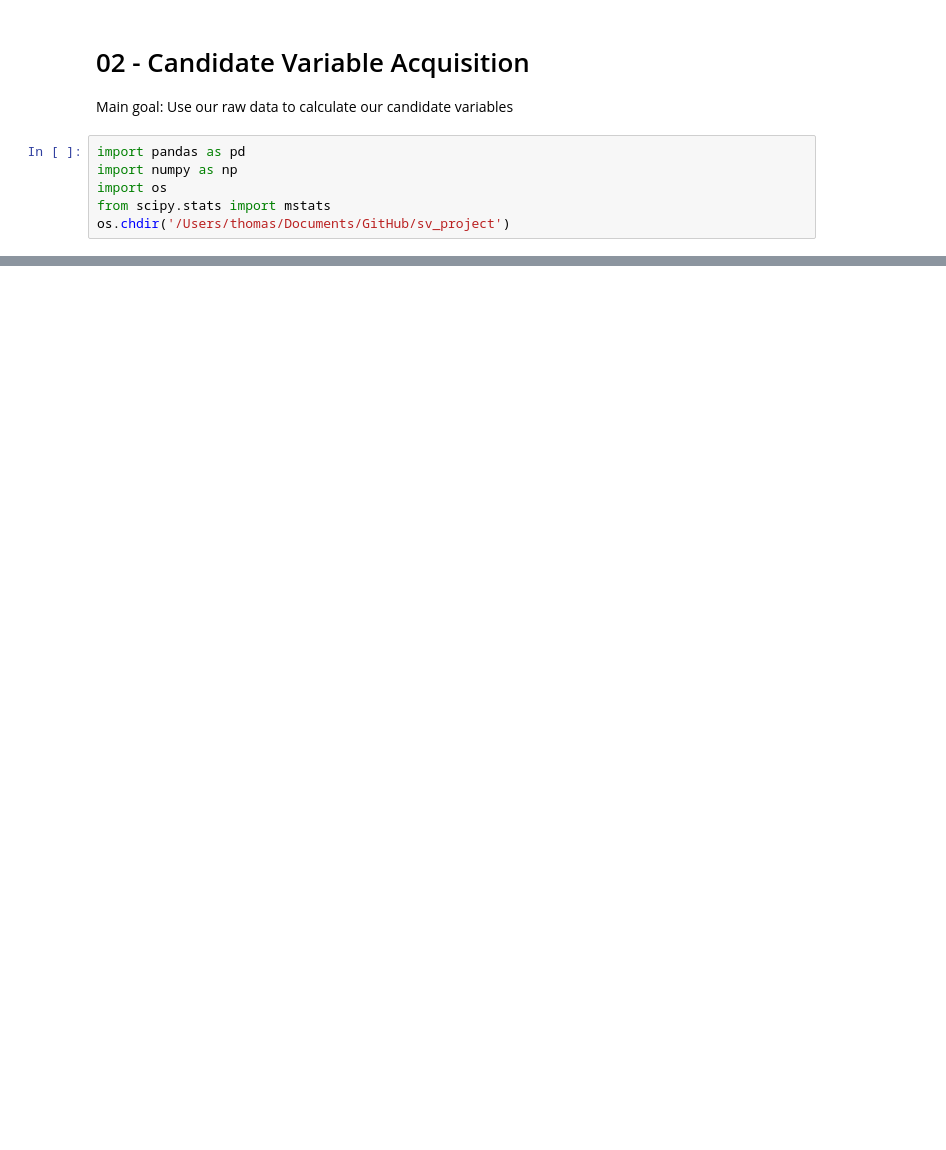
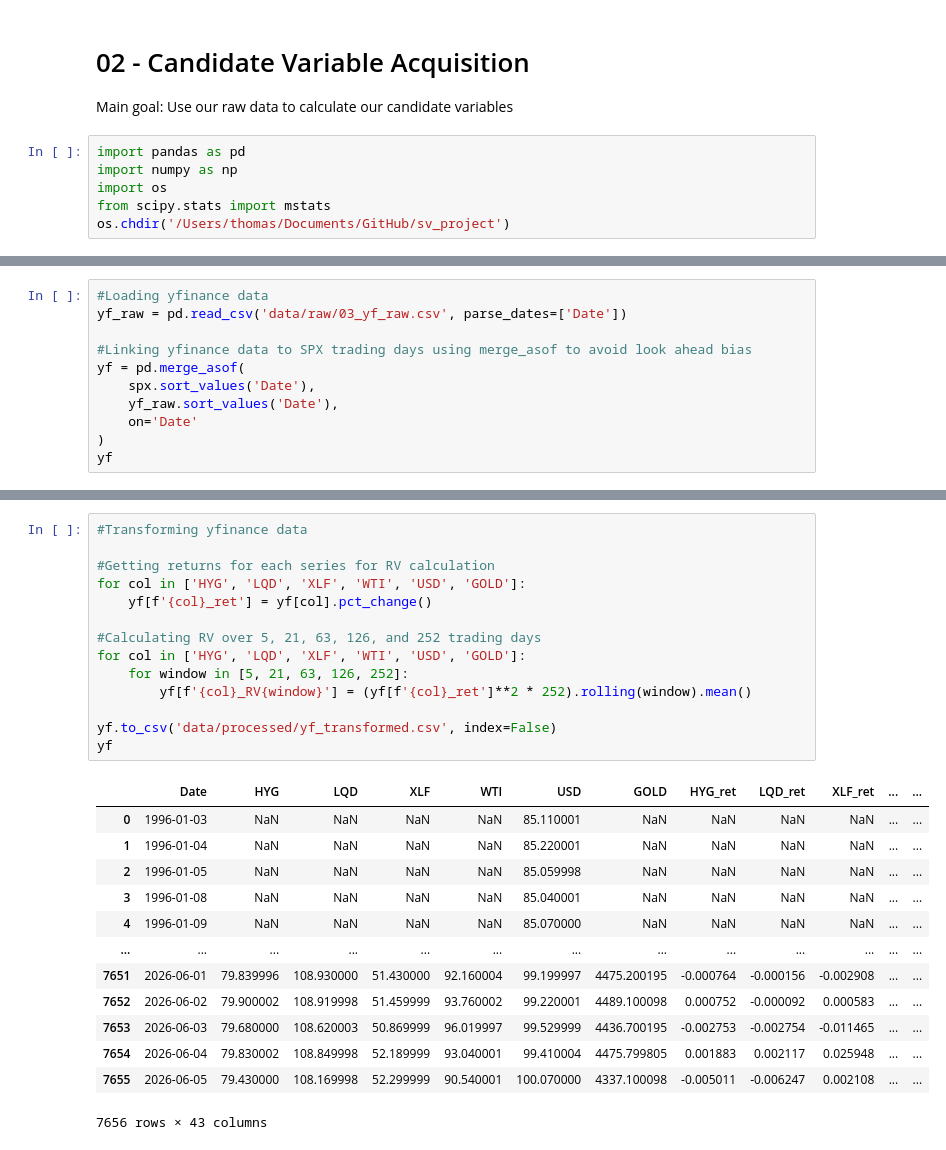
Before and after one commit to SoLLLLLZ/sv_project, a Jupyter notebook: notebooks/02_candidate_variables.ipynb, the cells around one changed output, grey strips where cells are left out. Cells and saved outputs as stored; diff of their text form; blank space fills up the shorter version.

```diff
--- a/notebooks/02_candidate_variables.ipynb
+++ b/notebooks/02_candidate_variables.ipynb
@@ -66,0 +175,11 @@ spx
+# %%
+#Loading yfinance data
+yf_raw = pd.read_csv('data/raw/03_yf_raw.csv', parse_dates=['Date'])
+
+#Linking yfinance data to SPX trading days using merge_asof to avoid look ahead bias
+yf = pd.merge_asof(
+    spx.sort_values('Date'),
+    yf_raw.sort_values('Date'),
+    on='Date'
+)
+yf
@@ -66,0 +200,28 @@ spx
+# %%
+#Transforming yfinance data
+
+#Getting returns for each series for RV calculation
+for col in ['HYG', 'LQD', 'XLF', 'WTI', 'USD', 'GOLD']:
+    yf[f'{col}_ret'] = yf[col].pct_change()
+
+#Calculating RV over 5, 21, 63, 126, and 252 trading days
+for col in ['HYG', 'LQD', 'XLF', 'WTI', 'USD', 'GOLD']:
+    for window in [5, 21, 63, 126, 252]:
+        yf[f'{col}_RV{window}'] = (yf[f'{col}_ret']**2 * 252).rolling(window).mean()
+
+yf.to_csv('data/processed/yf_transformed.csv', index=False)
+yf
+# %% [output]
+|  | Date | HYG | LQD | XLF | WTI | USD | GOLD | HYG_ret | LQD_ret | XLF_ret | ... | ... |
+| 0 | 1996-01-03 | NaN | NaN | NaN | NaN | 85.110001 | NaN | NaN | NaN | NaN | ... | ... |
+| 1 | 1996-01-04 | NaN | NaN | NaN | NaN | 85.220001 | NaN | NaN | NaN | NaN | ... | ... |
+| 2 | 1996-01-05 | NaN | NaN | NaN | NaN | 85.059998 | NaN | NaN | NaN | NaN | ... | ... |
+| 3 | 1996-01-08 | NaN | NaN | NaN | NaN | 85.040001 | NaN | NaN | NaN | NaN | ... | ... |
+| 4 | 1996-01-09 | NaN | NaN | NaN | NaN | 85.070000 | NaN | NaN | NaN | NaN | ... | ... |
+| ... | ... | ... | ... | ... | ... | ... | ... | ... | ... | ... | ... | ... |
+| 7651 | 2026-06-01 | 79.839996 | 108.930000 | 51.430000 | 92.160004 | 99.199997 | 4475.200195 | -0.000764 | -0.000156 | -0.002908 | ... | ... |
+| 7652 | 2026-06-02 | 79.900002 | 108.919998 | 51.459999 | 93.760002 | 99.220001 | 4489.100098 | 0.000752 | -0.000092 | 0.000583 | ... | ... |
+| 7653 | 2026-06-03 | 79.680000 | 108.620003 | 50.869999 | 96.019997 | 99.529999 | 4436.700195 | -0.002753 | -0.002754 | -0.011465 | ... | ... |
+| 7654 | 2026-06-04 | 79.830002 | 108.849998 | 52.189999 | 93.040001 | 99.410004 | 4475.799805 | 0.001883 | 0.002117 | 0.025948 | ... | ... |
+| 7655 | 2026-06-05 | 79.430000 | 108.169998 | 52.299999 | 90.540001 | 100.070000 | 4337.100098 | -0.005011 | -0.006247 | 0.002108 | ... | ... |
+7656 rows × 43 columns
```
Also changed, not shown: parts of 9 cells of this notebook, 6 other files.
